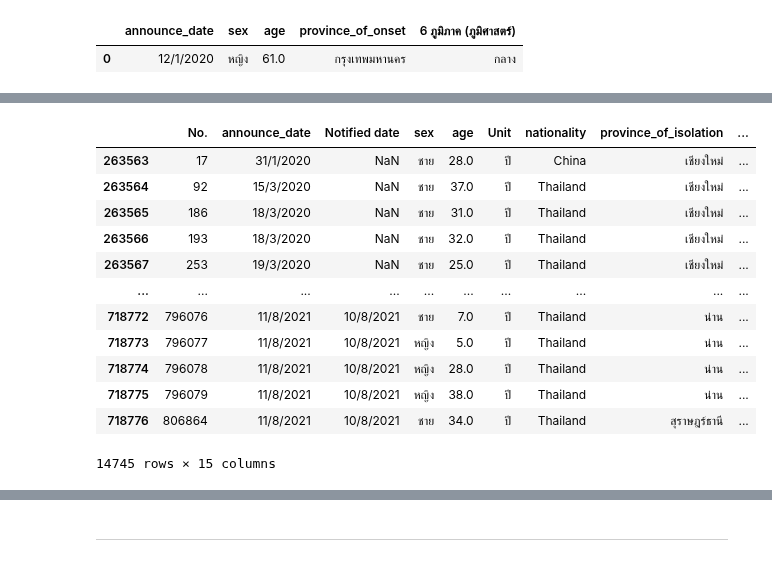
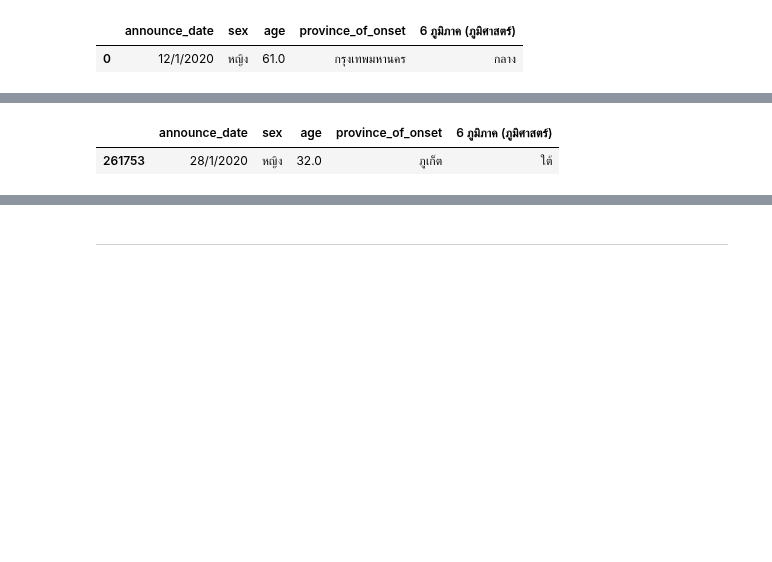
Before and after one commit to sitthatkaja/data_viz_2022, a Jupyter notebook: BasicPython&DataViz_midterm2022.ipynb, the cells around one changed output, grey strips where cells are left out. Cells and saved outputs as stored; diff of their text form; code cells hidden in the pictures; blank space fills up the shorter version.

```diff
--- a/BasicPython&DataViz_midterm2022.ipynb
+++ b/BasicPython&DataViz_midterm2022.ipynb
@@ -141,6 +108,6 @@ covid_data_on
 # %%
-Test1 = covid_data_on[['announce_date','sex','age','province_of_onset','6 ภูมิภาค (ภูมิศาสตร์)']]
-Test1
+G1 = covid_data_on[['announce_date','sex','age','province_of_onset','6 ภูมิภาค (ภูมิศาสตร์)']]
+G1
 # %% [output]
 |  | announce_date | sex | age | province_of_onset | 6 ภูมิภาค (ภูมิศาสตร์) |
 | 0 | 12/1/2020 | หญิง | 61.0 | กรุงเทพมหานคร | กลาง |
@@ -192,16 +155,6 @@ covid_data_on[covid_data_on['6 ภูมิภาค (ภูมิศาสต
 # %%
-covid_data_on[covid_data_on['6 ภูมิภาค (ภูมิศาสตร์)']=='เหนือ']
+G1_S = G1[G1['6 ภูมิภาค (ภูมิศาสตร์)']=='ใต้']
+G1_S.head(1)
 # %% [output]
-|  | No. | announce_date | Notified date | sex | age | Unit | nationality | province_of_isolation | ... |
-| 263563 | 17 | 31/1/2020 | NaN | ชาย | 28.0 | ปี | China | เชียงใหม่ | ... |
-| 263564 | 92 | 15/3/2020 | NaN | ชาย | 37.0 | ปี | Thailand | เชียงใหม่ | ... |
-| 263565 | 186 | 18/3/2020 | NaN | ชาย | 31.0 | ปี | Thailand | เชียงใหม่ | ... |
-| 263566 | 193 | 18/3/2020 | NaN | ชาย | 32.0 | ปี | Thailand | เชียงใหม่ | ... |
-| 263567 | 253 | 19/3/2020 | NaN | ชาย | 25.0 | ปี | Thailand | เชียงใหม่ | ... |
-| ... | ... | ... | ... | ... | ... | ... | ... | ... | ... |
-| 718772 | 796076 | 11/8/2021 | 10/8/2021 | ชาย | 7.0 | ปี | Thailand | น่าน | ... |
-| 718773 | 796077 | 11/8/2021 | 10/8/2021 | หญิง | 5.0 | ปี | Thailand | น่าน | ... |
-| 718774 | 796078 | 11/8/2021 | 10/8/2021 | หญิง | 28.0 | ปี | Thailand | น่าน | ... |
-| 718775 | 796079 | 11/8/2021 | 10/8/2021 | หญิง | 38.0 | ปี | Thailand | น่าน | ... |
-| 718776 | 806864 | 11/8/2021 | 10/8/2021 | ชาย | 34.0 | ปี | Thailand | สุราษฎร์ธานี | ... |
+|  | announce_date | sex | age | province_of_onset | 6 ภูมิภาค (ภูมิศาสตร์) |
+| 261753 | 28/1/2020 | หญิง | 32.0 | ภูเก็ต | ใต้ |
-14745 rows × 15 columns
```
Also changed, not shown: parts of 43 cells of this notebook.
